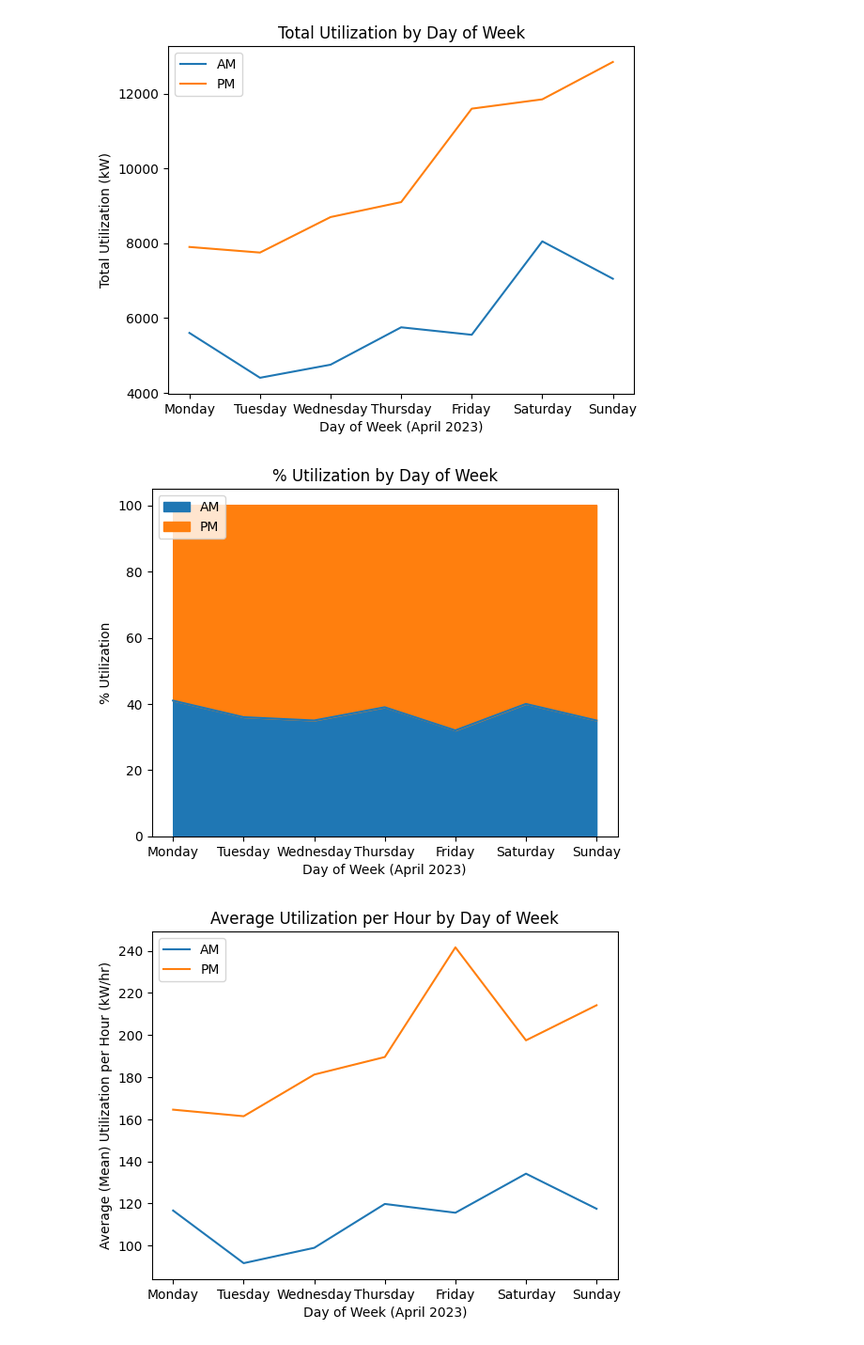
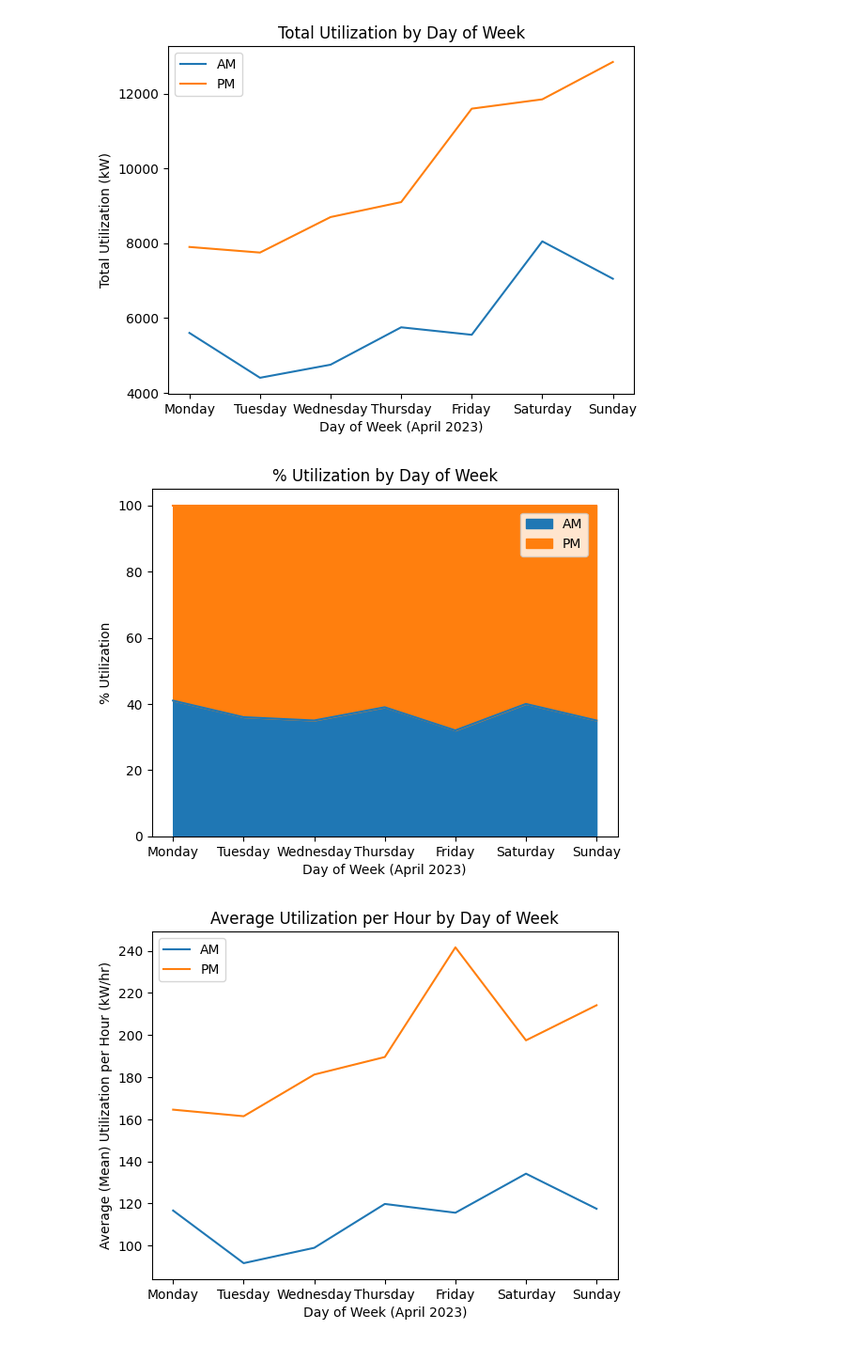
Before and after one commit to jnerurkar/ChargeZoneApr2023, a Jupyter notebook: Charge Zone Project.ipynb, the cells around one changed output. Shown at 94% size. Saved outputs shown, nothing was run; the diff lists cells and outputs as text; code cells hidden in the pictures.

```diff
--- a/Charge Zone Project.ipynb
+++ b/Charge Zone Project.ipynb
@@ -305,12 +306,12 @@ mp.show()
 # %%
 pivot3b = pivot3a.div(pivot3a.sum(axis=1), axis=0).round(2)
 pivot3b.plot.area(stacked = True, title = '% Utilization by Day of Week', xlabel = 'Day of Week (April 2023)', ylabel = '% Utilization')
 mp.yticks(np.arange(0, 1.1, step=0.2), ('0','20','40','60','80','100'))
-mp.legend(title = '', loc = 2)
+mp.legend(title = '', loc = 1, bbox_to_anchor=(0.95, 0.95))
 mp.savefig("cz_3b.jpg")
 mp.show()
 # %% [output]
-[figure, old version]
+[figure, new version]
 # %%
 pivot3hours = heatmap_data.pivot_table(index = 'Day_of_Week', columns = 'AM_PM', values = 'Hour', aggfunc = lambda x: len(x.unique())).fillna(0).astype(int)
 pivot3hours = pivot3hours.reindex(['Monday', 'Tuesday', 'Wednesday', 'Thursday', 'Friday', 'Saturday', 'Sunday'])
```
Also changed, not shown: parts of 13 cells of this notebook, 3 other files.
